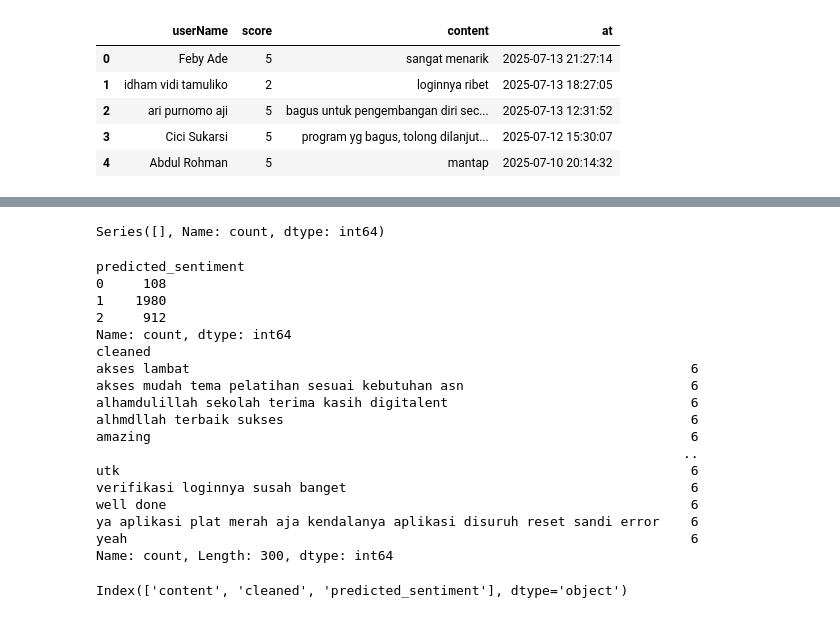
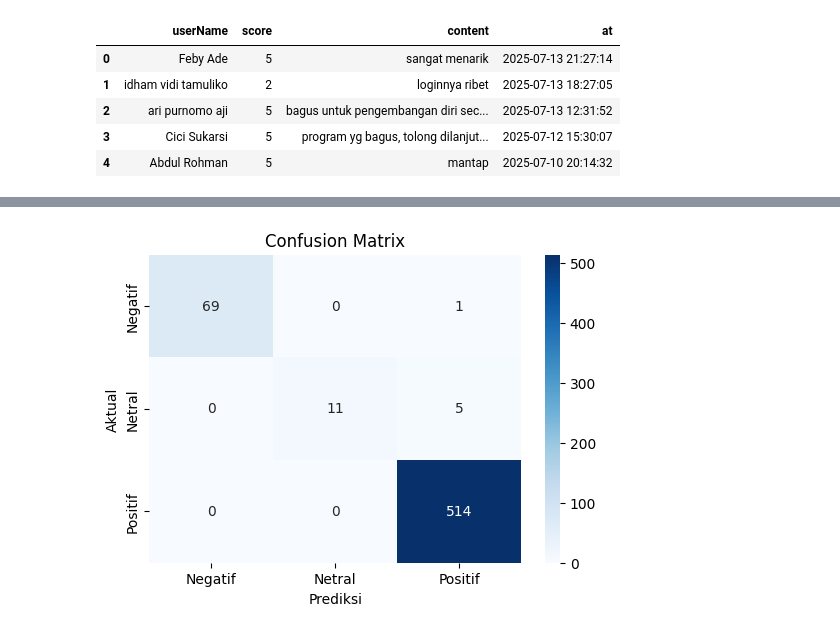
Before and after one commit to MuhamadDaffaNashrullah/UASV2-IPYNB-, a Jupyter notebook: komentar.ipynb, the cells around one changed output, grey strips where cells are left out. Drawn from its saved outputs; the diff is of its cells as text; code cells hidden in the pictures.

```diff
--- a/komentar.ipynb
+++ b/komentar.ipynb
@@ -100,7 +168,6 @@ df[['content', 'cleaned', 'sentiment']].head(10)
 # %%
-tokenizer = Tokenizer(num_words=8000, oov_token='<OOV>')
-tokenizer.fit_on_texts(df['cleaned'])
-sequences = tokenizer.texts_to_sequences(df['cleaned'])
-padded = pad_sequences(sequences, maxlen=100)
+y_pred = model.predict(X_test)
+y_pred_classes = np.argmax(y_pred, axis=1)
 
-X_train, X_test, y_train, y_test = train_test_split(padded, df['sentiment'], test_size=0.2, random_state=42)
+print(classification_report(y_test, y_pred_classes, target_names=['Negatif', 'Netral', 'Positif']))
+print('Akurasi Model:', round(accuracy_score(y_test, y_pred_classes) * 100, 2), '%')
@@ -180,44 +221,14 @@ plt.show()
 # %%
-label_map = {0: 'Negatif', 1: 'Netral', 2: 'Positif'}
-print(df['cleaned'].map(label_map).value_counts())
+from sklearn.metrics import confusion_matrix
+import seaborn as sns
-# %% [output]
-Series([], Name: count, dtype: int64)
 # %%
-# Hitung distribusi label sentimen
-print(df['predicted_sentiment'].value_counts().sort_index())
-
-# Jika label awal (sebelum prediksi), gunakan:
-print(df['cleaned'].value_counts().sort_index())
+cm = confusion_matrix(y_test, y_pred_classes)
-# %% [output]
-predicted_sentiment
-0     108
-1    1980
-2     912
-Name: count, dtype: int64
-cleaned
-akses lambat                                                                6
-akses mudah tema pelatihan sesuai kebutuhan asn                             6
-alhamdulillah sekolah terima kasih digitalent                               6
-alhmdllah terbaik sukses                                                    6
-amazing                                                                     6
-                                                                           ..
-utk                                                                         6
-verifikasi loginnya susah banget                                            6
-well done                                                                   6
-ya aplikasi plat merah aja kendalanya aplikasi disuruh reset sandi error    6
-yeah                                                                        6
-Name: count, Length: 300, dtype: int64
 # %%
-import pandas as pd
-import numpy as np
-import matplotlib.pyplot as plt
-import seaborn as sns
-
-from tensorflow.keras.models import Sequential
-from tensorflow.keras.layers import Embedding, LSTM, Dense, Dropout
-from tensorflow.keras.callbacks import EarlyStopping
-from tensorflow.keras.preprocessing.text import Tokenizer
-from tensorflow.keras.preprocessing.sequence import pad_sequences
-
-from sklearn.model_selection import train_test_split
-from sklearn.metrics import confusion_matrix, classification_report
+plt.figure(figsize=(6,4))
+sns.heatmap(cm, annot=True, fmt='d', cmap='Blues', xticklabels=['Negatif', 'Netral', 'Positif'], yticklabels=['Negatif', 'Netral', 'Positif'])
+plt.xlabel('Prediksi')
+plt.ylabel('Aktual')
+plt.title('Confusion Matrix')
+plt.show()
+# %% [output]
+[figure, added]
@@ -226,4 +234,0 @@ df = pd.read_csv('ulasan_digitalent_labeled.csv')
-# %%
-print(df.columns)
-# %% [output]
-Index(['content', 'cleaned', 'predicted_sentiment'], dtype='object')
```
Also changed, not shown: parts of 24 cells of this notebook, 7 other files.
